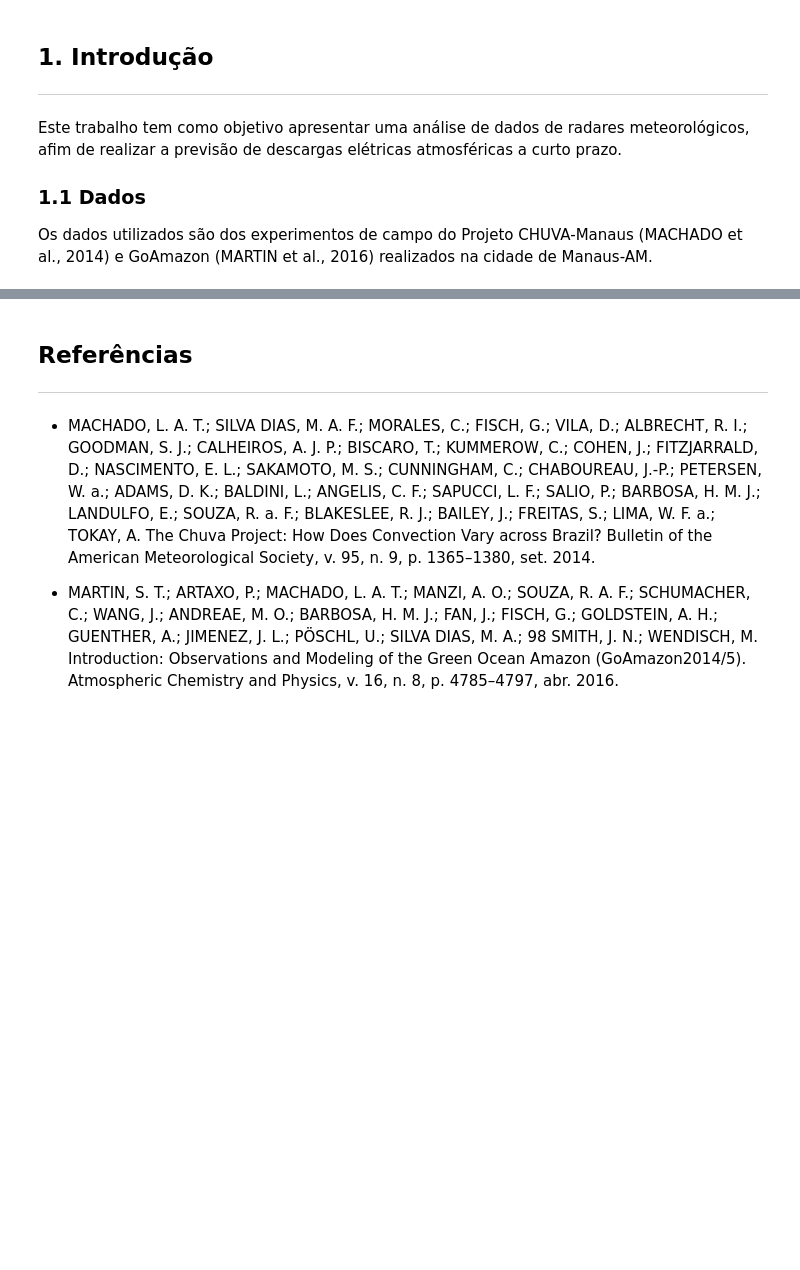
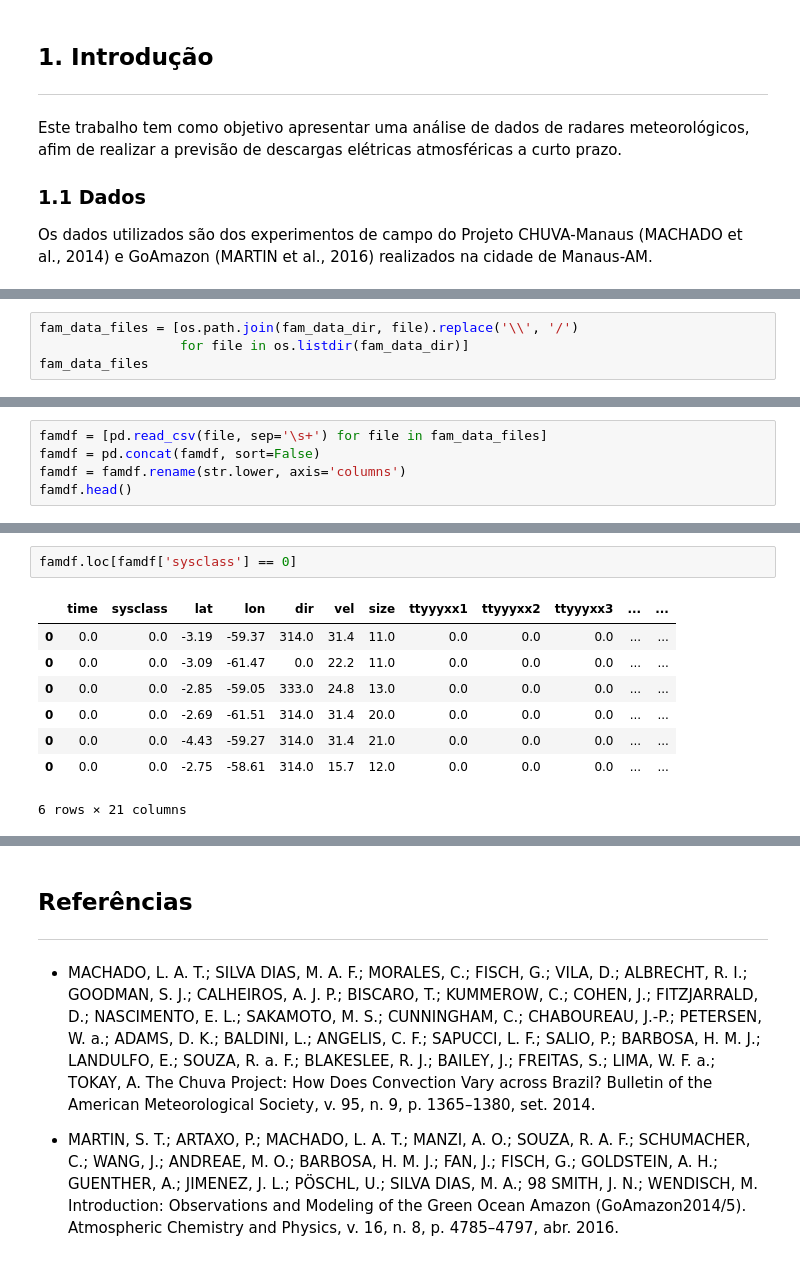
Before and after one commit to AdrianoPereira/project-cap394, a Jupyter notebook: src/project.ipynb, the cells around one changed output, grey strips where cells are left out. Drawn from its saved outputs; the diff is of its cells as text; blank space fills up the shorter version.

```diff
--- a/src/project.ipynb
+++ b/src/project.ipynb
@@ -30,0 +38,4 @@ import matplotlib.pyplot
+# %%
+fam_data_files = [os.path.join(fam_data_dir, file).replace('\\', '/')
+                  for file in os.listdir(fam_data_dir)]
+fam_data_files
@@ -30,0 +80,5 @@ import matplotlib.pyplot
+# %%
+famdf = [pd.read_csv(file, sep='\s+') for file in fam_data_files]
+famdf = pd.concat(famdf, sort=False)
+famdf = famdf.rename(str.lower, axis='columns')
+famdf.head()
@@ -30,0 +93,11 @@ import matplotlib.pyplot
+# %%
+famdf.loc[famdf['sysclass'] == 0]
+# %% [output]
+|  | time | sysclass | lat | lon | dir | vel | size | ttyyyxx1 | ttyyyxx2 | ttyyyxx3 | ... | ... |
+| 0 | 0.0 | 0.0 | -3.19 | -59.37 | 314.0 | 31.4 | 11.0 | 0.0 | 0.0 | 0.0 | ... | ... |
+| 0 | 0.0 | 0.0 | -3.09 | -61.47 | 0.0 | 22.2 | 11.0 | 0.0 | 0.0 | 0.0 | ... | ... |
+| 0 | 0.0 | 0.0 | -2.85 | -59.05 | 333.0 | 24.8 | 13.0 | 0.0 | 0.0 | 0.0 | ... | ... |
+| 0 | 0.0 | 0.0 | -2.69 | -61.51 | 314.0 | 31.4 | 20.0 | 0.0 | 0.0 | 0.0 | ... | ... |
+| 0 | 0.0 | 0.0 | -4.43 | -59.27 | 314.0 | 31.4 | 21.0 | 0.0 | 0.0 | 0.0 | ... | ... |
+| 0 | 0.0 | 0.0 | -2.75 | -58.61 | 314.0 | 15.7 | 12.0 | 0.0 | 0.0 | 0.0 | ... | ... |
+6 rows × 21 columns
```
Also changed, not shown: parts of 12 cells of this notebook, 12 other files.
